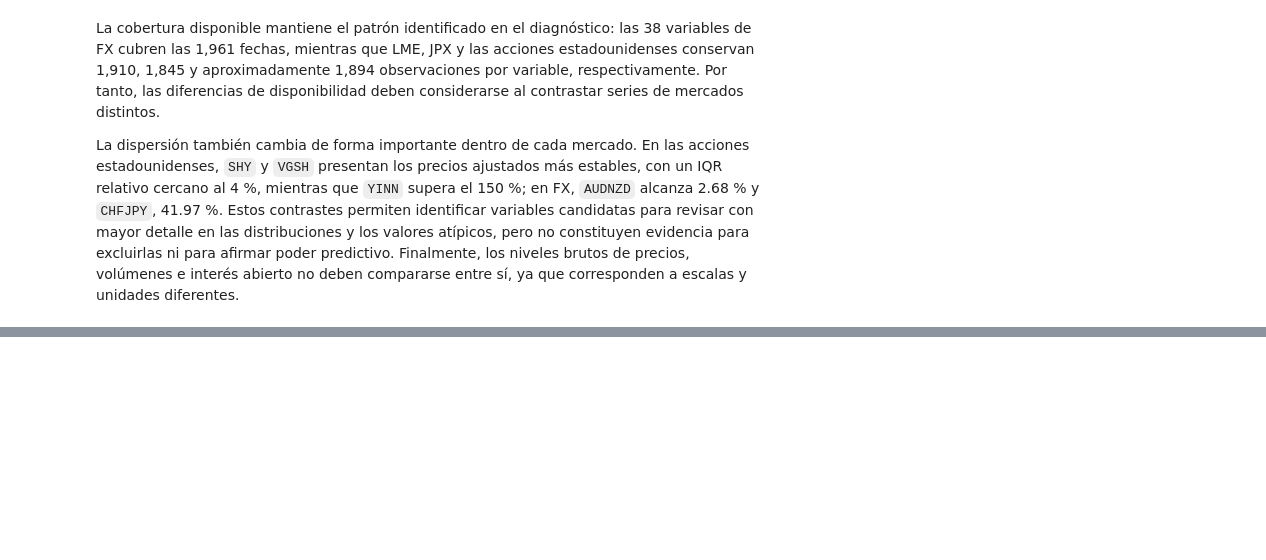
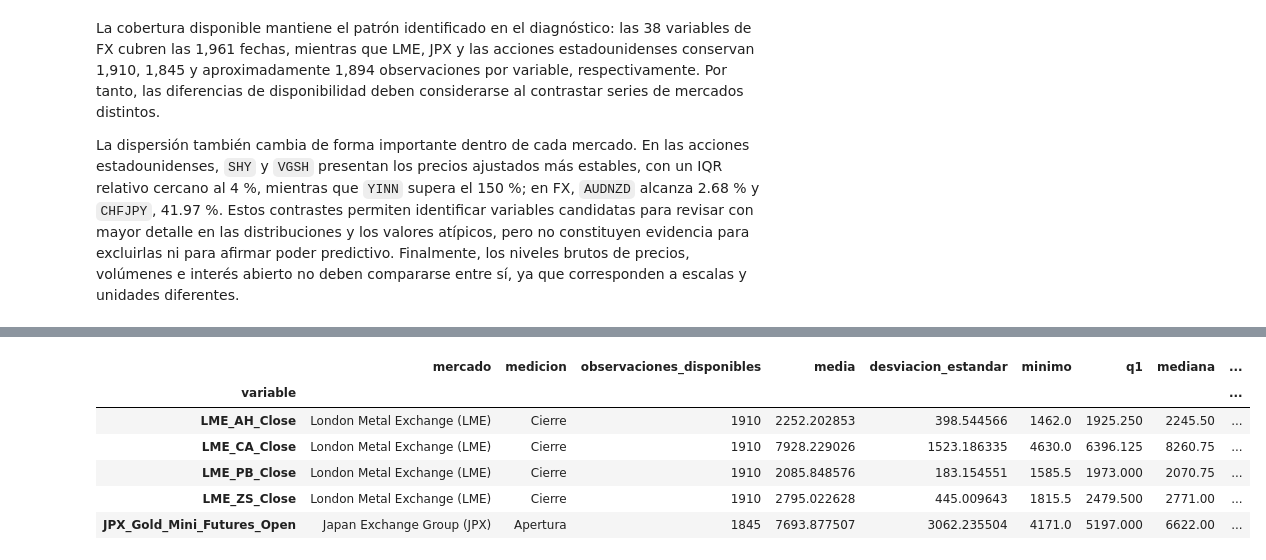
Before and after one commit to Bamo0507/Proyecto_2_EDA_Data_Science, a Jupyter notebook: notebooks/01_analisis_exploratorio.ipynb, the cells around one changed output, grey strips where cells are left out. Cells and saved outputs as stored; diff of their text form; code cells hidden in the pictures; blank space fills up the shorter version.

```diff
--- a/notebooks/01_analisis_exploratorio.ipynb
+++ b/notebooks/01_analisis_exploratorio.ipynb
@@ -1243,0 +1354,31 @@ La dispersión también cambia de forma importante dentro de cada mercado. En la
+# %%
+limites_atipicos = estadistica_por_variable.copy()
+limites_atipicos["limite_inferior"] = (
+    limites_atipicos["q1"] - 1.5 * limites_atipicos["iqr"]
+)
+limites_atipicos["limite_superior"] = (
+    limites_atipicos["q3"] + 1.5 * limites_atipicos["iqr"]
+)
+
+mascara_atipicos = (
+    train_eda[variables_predictoras_eda].lt(limites_atipicos["limite_inferior"], axis="columns")
+    | train_eda[variables_predictoras_eda].gt(limites_atipicos["limite_superior"], axis="columns")
+)
+
+limites_atipicos["cantidad_atipicos"] = mascara_atipicos.sum()
+limites_atipicos["porcentaje_atipicos"] = (
+    100 * limites_atipicos["cantidad_atipicos"] / limites_atipicos["observaciones_disponibles"]
+)
+
+assert mascara_atipicos.shape == train_eda[variables_predictoras_eda].shape
+assert mascara_atipicos.to_numpy().dtype == bool
+
+limites_atipicos.head()
+# %% [output]
+|  | mercado | medicion | observaciones_disponibles | media | desviacion_estandar | minimo | q1 | mediana | ... |
+| variable |  |  |  |  |  |  |  |  | ... |
+| LME_AH_Close | London Metal Exchange (LME) | Cierre | 1910 | 2252.202853 | 398.544566 | 1462.0 | 1925.250 | 2245.50 | ... |
+| LME_CA_Close | London Metal Exchange (LME) | Cierre | 1910 | 7928.229026 | 1523.186335 | 4630.0 | 6396.125 | 8260.75 | ... |
+| LME_PB_Close | London Metal Exchange (LME) | Cierre | 1910 | 2085.848576 | 183.154551 | 1585.5 | 1973.000 | 2070.75 | ... |
+| LME_ZS_Close | London Metal Exchange (LME) | Cierre | 1910 | 2795.022628 | 445.009643 | 1815.5 | 2479.500 | 2771.00 | ... |
+| JPX_Gold_Mini_Futures_Open | Japan Exchange Group (JPX) | Apertura | 1845 | 7693.877507 | 3062.235504 | 4171.0 | 5197.000 | 6622.00 | ... |
```
Also changed, not shown: parts of 12 cells of this notebook, 1 other file.
